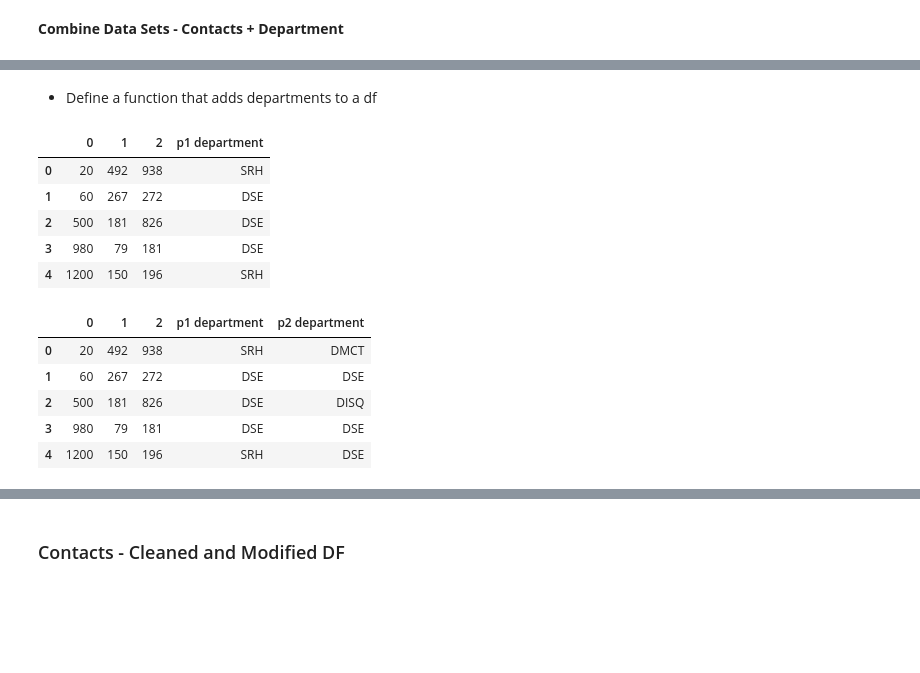
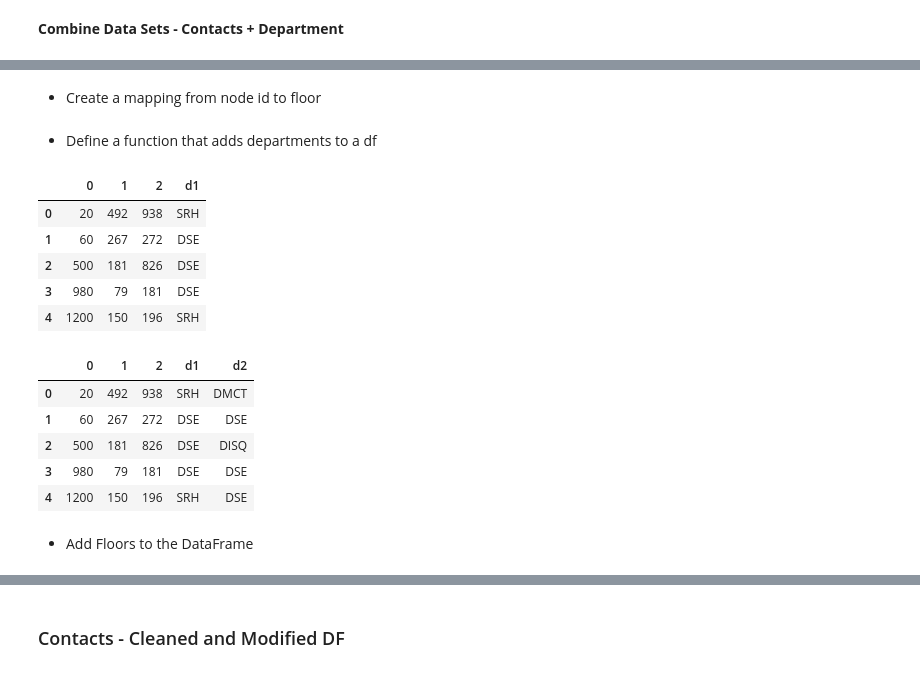
Before and after one commit to jeremyd1/Social-Networks, a Jupyter notebook: Workplace/scripts/w_contact.ipynb, the cells around one changed output, grey strips where cells are left out. Saved outputs shown, nothing was run; the diff lists cells and outputs as text; code cells hidden in the pictures; blank space fills up the shorter version.

```diff
--- a/Workplace/scripts/w_contact.ipynb
+++ b/Workplace/scripts/w_contact.ipynb
@@ -67,6 +80,20 @@ contacts[0] = contacts[0].apply(reduce_time)
 map_id_dep = {}
 for i in range(d_num_rows):
     map_id_dep[department.iloc[i, 0]] = department.iloc[i, 1]
+# %% [markdown]
+* Create a mapping from node id to floor
+# %%
+map_id_floor = {}
+
+# look through node ids
+# if id is associated with a department on a floor, put id : 1 into the map
+# else put id : 0 into the map
+for id in map_id_dep.keys():
+    dept = map_id_dep[id]
+    if (dept == "DSE" or dept == "SRH"):
+        map_id_floor[id] = 0
+    else:
+        map_id_floor[id] = 1
 # %% [markdown]
 * Define a function that adds departments to a df
 # %%
@@ -85,12 +112,12 @@ def add_department(people, name, df, map):
     df[name] = np.array(dep)
 # %%
 p1 = contacts[1]
-n1 = "p1 department"
+n1 = "d1"
 add_department(p1, n1, contacts, map_id_dep)
 
 contacts.head()
 # %% [output]
-|  | 0 | 1 | 2 | p1 department |
+|  | 0 | 1 | 2 | d1 |
 | 0 | 20 | 492 | 938 | SRH |
 | 1 | 60 | 267 | 272 | DSE |
 | 2 | 500 | 181 | 826 | DSE |
@@ -98,14 +125,16 @@ contacts.head()
 | 4 | 1200 | 150 | 196 | SRH |
 # %%
 p2 = contacts[2]
-n2 = "p2 department"
+n2 = "d2"
 add_department(p2, n2, contacts, map_id_dep)
 
 contacts.head()
 # %% [output]
-|  | 0 | 1 | 2 | p1 department | p2 department |
+|  | 0 | 1 | 2 | d1 | d2 |
 | 0 | 20 | 492 | 938 | SRH | DMCT |
 | 1 | 60 | 267 | 272 | DSE | DSE |
 | 2 | 500 | 181 | 826 | DSE | DISQ |
 | 3 | 980 | 79 | 181 | DSE | DSE |
 | 4 | 1200 | 150 | 196 | SRH | DSE |
+# %% [markdown]
+* Add Floors to the DataFrame
```
Also changed, not shown: parts of 23 cells of this notebook, 5 other files.
